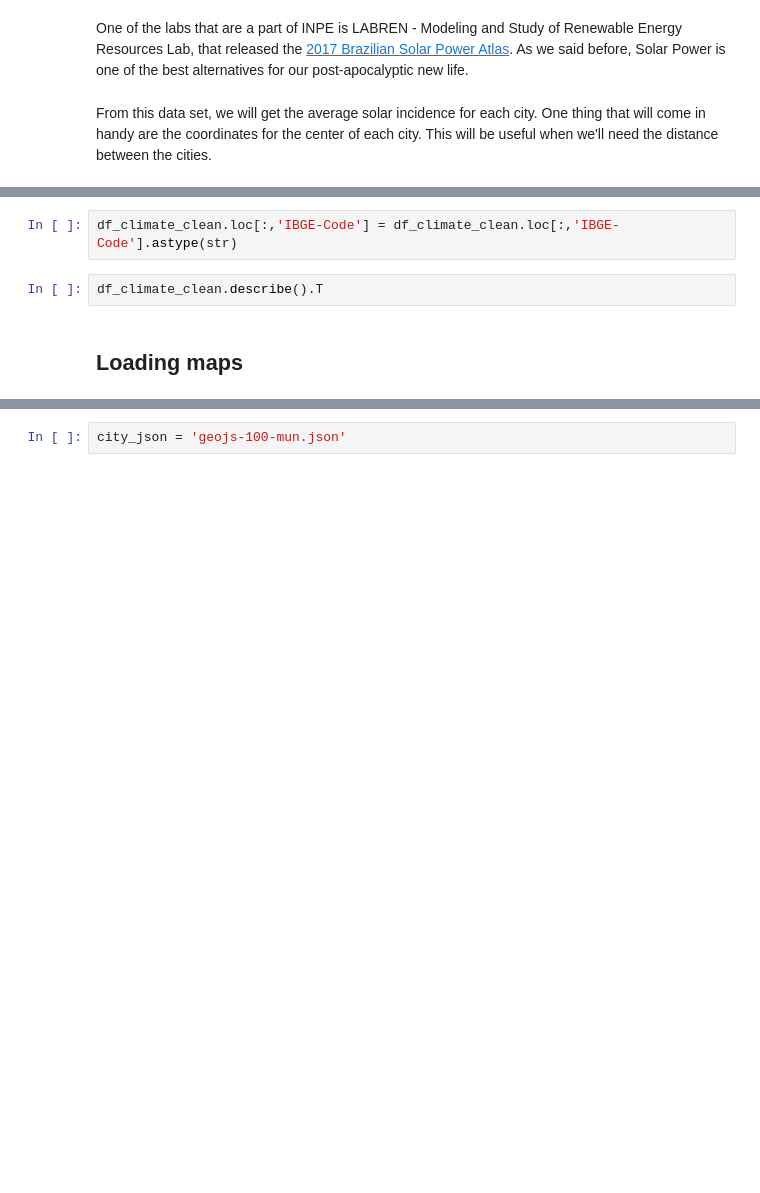
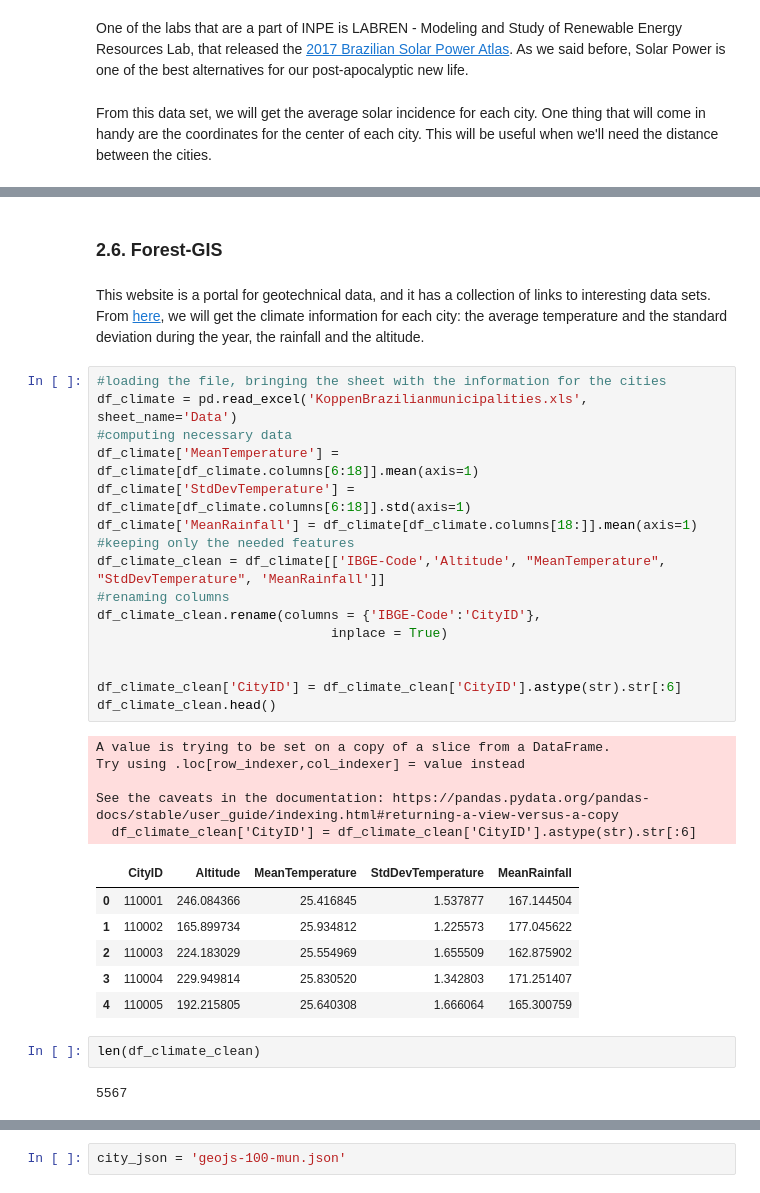
Before and after one commit to secretaria-ICA/Bem_Vindo_ao_Apocalipse_Brasileiro, a Jupyter notebook: apocalipse.ipynb, the cells around one changed output, grey strips where cells are left out. Saved outputs shown, nothing was run; the diff lists cells and outputs as text; blank space fills up the shorter version.

```diff
--- a/apocalipse.ipynb
+++ b/apocalipse.ipynb
@@ -264,6 +259,36 @@ df_climate_clean.head()
-# %%
-df_climate_clean.loc[:,'IBGE-Code'] = df_climate_clean.loc[:,'IBGE-Code'].astype(str)
-# %%
-df_climate_clean.describe().T
-# %% [markdown]
-## Loading maps
+# %% [markdown]
+### 2.6. Forest-GIS
+# %% [markdown]
+This website is a portal for geotechnical data, and it has a collection of links to interesting data sets. From <a href="https://forest-gis.com/download-gis-base-de-dados/">here</a>, we will get the climate information for each city:  the average temperature and the standard deviation during the year, the rainfall and the altitude.
+# %%
+#loading the file, bringing the sheet with the information for the cities
+df_climate = pd.read_excel('KoppenBrazilianmunicipalities.xls', sheet_name='Data')
+#computing necessary data
+df_climate['MeanTemperature'] = df_climate[df_climate.columns[6:18]].mean(axis=1)
+df_climate['StdDevTemperature'] = df_climate[df_climate.columns[6:18]].std(axis=1)
+df_climate['MeanRainfall'] = df_climate[df_climate.columns[18:]].mean(axis=1)
+#keeping only the needed features
+df_climate_clean = df_climate[['IBGE-Code','Altitude', "MeanTemperature", "StdDevTemperature", 'MeanRainfall']]
+#renaming columns
+df_climate_clean.rename(columns = {'IBGE-Code':'CityID'},
+                              inplace = True)
+
+
+df_climate_clean['CityID'] = df_climate_clean['CityID'].astype(str).str[:6]
+df_climate_clean.head()
+# %% [output]
+A value is trying to be set on a copy of a slice from a DataFrame.
+Try using .loc[row_indexer,col_indexer] = value instead
+
+See the caveats in the documentation: https://pandas.pydata.org/pandas-docs/stable/user_guide/indexing.html#returning-a-view-versus-a-copy
+  df_climate_clean['CityID'] = df_climate_clean['CityID'].astype(str).str[:6]
+|  | CityID | Altitude | MeanTemperature | StdDevTemperature | MeanRainfall |
+| 0 | 110001 | 246.084366 | 25.416845 | 1.537877 | 167.144504 |
+| 1 | 110002 | 165.899734 | 25.934812 | 1.225573 | 177.045622 |
+| 2 | 110003 | 224.183029 | 25.554969 | 1.655509 | 162.875902 |
+| 3 | 110004 | 229.949814 | 25.830520 | 1.342803 | 171.251407 |
+| 4 | 110005 | 192.215805 | 25.640308 | 1.666064 | 165.300759 |
+# %%
+len(df_climate_clean)
+# %% [output]
+5567
```
Also changed, not shown: parts of 88 cells of this notebook.
